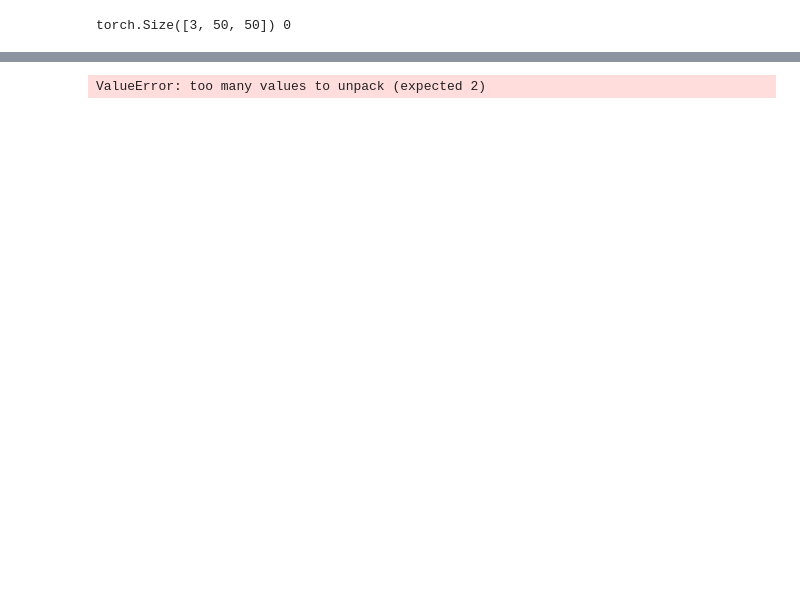
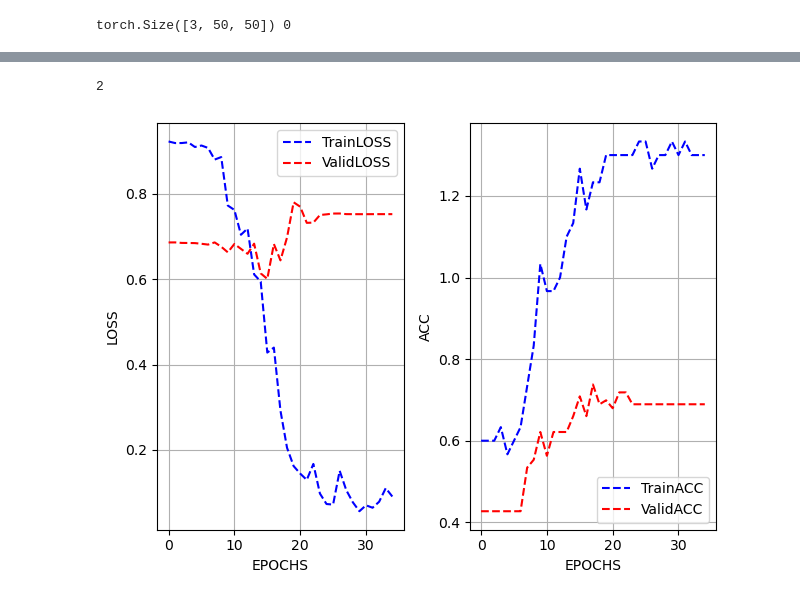
Before and after one commit to matdongsan5/ML, a Jupyter notebook: DL/D0402/ex_cnn_cat_dog.ipynb, the cells around one changed output, grey strips where cells are left out. Cells and saved outputs as stored; diff of their text form; code cells hidden in the pictures; blank space fills up the shorter version.

```diff
--- a/DL/D0402/ex_cnn_cat_dog.ipynb
+++ b/DL/D0402/ex_cnn_cat_dog.ipynb
@@ -23,8 +23,10 @@ from torchvision.transforms import transforms           ## 이미지 전처리
 import matplotlib.pyplot as plt
 # %%
 ## 데이터 준비
-IMG_ROOT = '../_image/cat_dog/'
-IMG_TRAIN_ROOT = '../_image/cat_dog_train/'
+# IMG_ROOT = '../_image/cat_dog/'
+# IMG_TRAIN_ROOT = '../_image/cat_dog_train/'
+IMG_ROOT = '../_image/train1/'
+IMG_TRAIN_ROOT = '../_image/test1/'
 # %% [markdown]
 [2] 데이터 로딩 및 데이터셋 준비 <hr>
 # %%
@@ -113,6 +159,8 @@ import sys
 sys.path.append('../_utils/')
 from DL_Module import TT_classifier
 # %%
-testCF = TT_classifier(test, trainDS, testDS, LOSS_FN=nn.BCEWithLogitsLoss())
+testCF = TT_classifier(test, trainDS, testDS,
+                       batch_size=10,
+                       LOSS_FN=nn.BCEWithLogitsLoss())
 # %% [output]
 EPOCHS : 100
@@ -155,4 +203,40 @@ EPOCH[23/100]----------------
-# %%
-testCF.draw_graph()
-# %% [output]
-ValueError: too many values to unpack (expected 2)
+# %%
+len(HIST['Train'])
+# %% [output]
+2
+# %%
+# MODEL.eval()
+# xdata = range(self.EPOCH)
+ydata1Loss = []
+ydata1Acc = []
+for loss, acc in zip(HIST['Train'][0],  HIST['Train'][1]):
+    ydata1Loss.append(loss)
+    ydata1Acc.append(acc)
+ydata2Loss = []
+ydata2Acc = []
+for loss, acc in zip(HIST['Valid'][0],  HIST['Valid'][1]):
+    ydata2Loss.append(loss)
+    ydata2Acc.append(acc)
+
+fig, ax = plt.subplots(1,2)
+ax = ax.flatten()
+ax[0].plot(ydata1Loss, 'b--', label='TrainLOSS')
+ax[1].plot(ydata1Acc, 'b--', label='TrainACC')
+
+ax[0].plot(ydata2Loss, 'r--', label='ValidLOSS')
+ax[1].plot(ydata2Acc, 'r--', label='ValidACC')
+
+
+ax[0].grid()
+ax[1].grid()
+ax[0].legend()
+ax[1].legend()
+ax[0].set_xlabel('EPOCHS')
+ax[1].set_xlabel('EPOCHS')
+
+ax[0].set_ylabel('LOSS')
+ax[1].set_ylabel('ACC')
+plt.tight_layout()
+plt.show()
+# %% [output]
+[figure, added]
```
Also changed, not shown: parts of 6 cells of this notebook, 1 other file.
